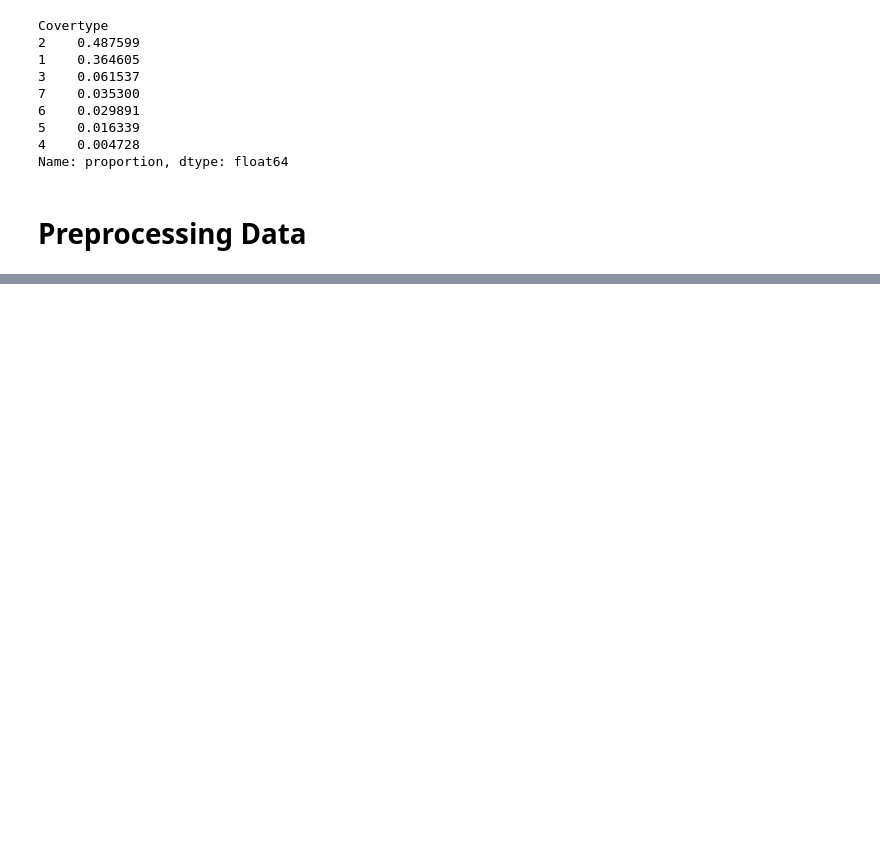
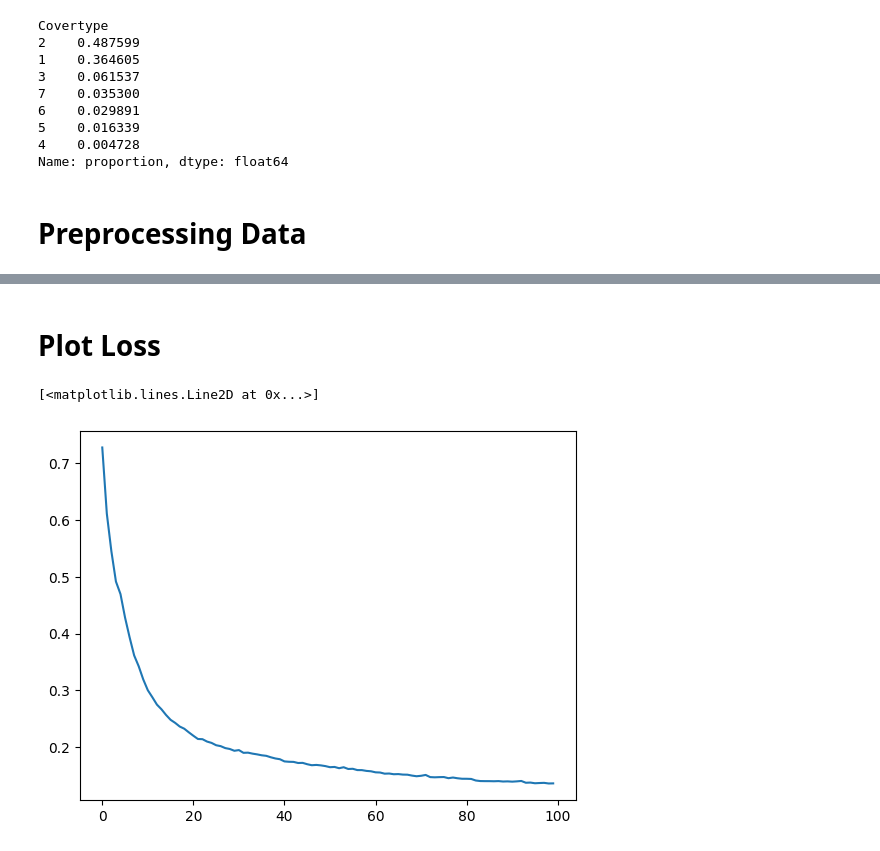
Before and after one commit to zeinhasan/TabNet-imbalanced-Class, a Jupyter notebook: TabNet Multiclass Classification.ipynb, the cells around one changed output, grey strips where cells are left out. Cells and saved outputs as stored; diff of their text form; code cells hidden in the pictures; blank space fills up the shorter version.

Commit message:
Add multiclass model

```diff
--- a/TabNet Multiclass Classification.ipynb
+++ b/TabNet Multiclass Classification.ipynb
@@ -146,0 +177,15 @@ Name: proportion, dtype: float64
+# %%
+# Define the model
+clf = TabNetClassifier(
+    n_d=64, n_a=64, n_steps=5,
+    gamma=1.5, n_independent=2, n_shared=2,
+    cat_idxs=cat_idxs,
+    cat_dims=cat_dims,
+    cat_emb_dim=1,
+    lambda_sparse=1e-4, momentum=0.3, clip_value=2.,
+    optimizer_fn=torch.optim.Adam,
+    optimizer_params=dict(lr=2e-2),
+    scheduler_params = {"gamma": 0.95,
+                     "step_size": 20},
+    scheduler_fn=torch.optim.lr_scheduler.StepLR, epsilon=1e-15
+)
@@ -146,0 +194,25 @@ Name: proportion, dtype: float64
+# %%
+if os.getenv("CI", False):
+# Take only a subsample to run CI
+    X_train = train[features].values[train_indices][:1000,:]
+    y_train = train[target].values[train_indices][:1000]
+else:
+    X_train = train[features].values[train_indices]
+    y_train = train[target].values[train_indices]
+
+X_valid = train[features].values[valid_indices]
+y_valid = train[target].values[valid_indices]
+
+X_test = train[features].values[test_indices]
+y_test = train[target].values[test_indices]
+# %%
+# Max epochs
+max_epochs = 100 if not os.getenv("CI", False) else 5
+# %%
+clf.fit(
+    X_train=X_train, y_train=y_train,
+    eval_set=[(X_train, y_train), (X_valid, y_valid)],
+    eval_name=['train', 'valid'],
+    max_epochs=max_epochs, patience=100,
+    batch_size=256, virtual_batch_size=256
+)
@@ -146,0 +237,8 @@ Name: proportion, dtype: float64
+# %% [markdown]
+# Plot Loss
+# %%
+# plot losses
+plt.plot(clf.history['loss'])
+# %% [output]
+[<matplotlib.lines.Line2D at 0x...>]
+[figure, added]
```
Also changed, not shown: parts of 15 cells of this notebook, 1 other file.
